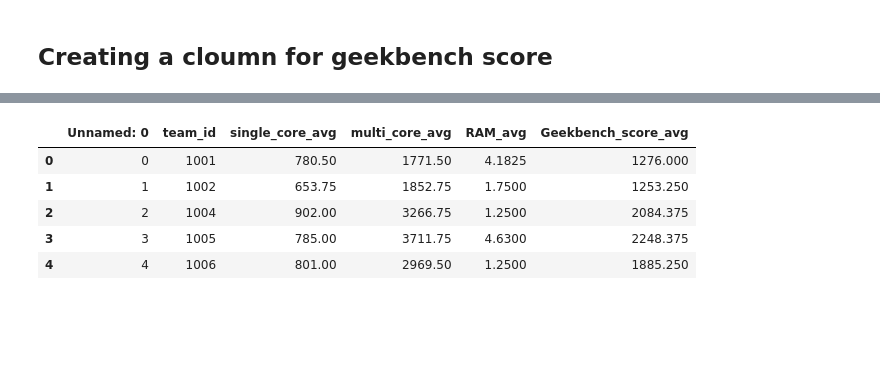
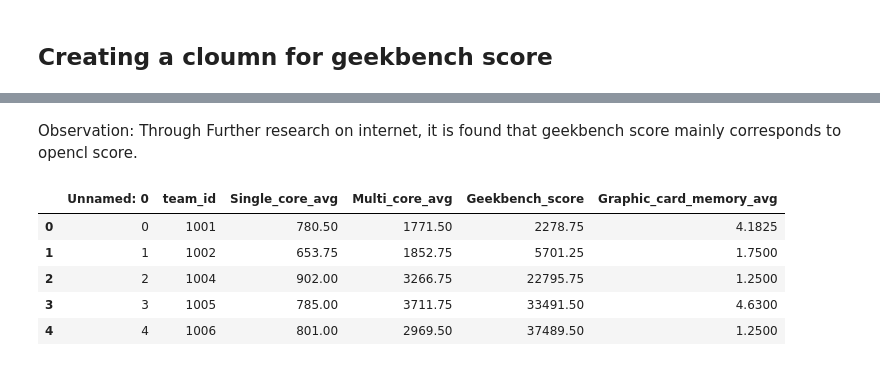
Before and after one commit to adityapanwar94/Data-Analysis-and-Process-Automation-DaPrA-, a Jupyter notebook: Extracting_features_pc_specs.ipynb, the cells around one changed output, grey strips where cells are left out. Drawn from its saved outputs; the diff is of its cells as text; code cells hidden in the pictures; blank space fills up the shorter version.

Commit message:
Changes in some column names and correction in calculating gb score

```diff
--- a/Extracting_features_pc_specs.ipynb
+++ b/Extracting_features_pc_specs.ipynb
@@ -94,3 +105,5 @@ pc_details = pc_details.assign(multi_core_avg=pc_details.loc[:, ['Multi core sco
+# %%
+pc_details = pc_details.assign(Opencl_avg=pc_details.loc[:, ['OpenCL score1', 'OpenCL score2', 'OpenCL score3', 'OpenCL score4']].mean(axis=1))
 # %%
 pc_details.head()
 # %% [output]
@@ -136,4 +151,2 @@ memory usage: 171.9 KB
 # %% [markdown]
 ## **Creating a cloumn for geekbench score**
-# %%
-pc_details = pc_details.assign(Geekbench_score = pc_details.loc[:, ['single_core_avg', 'multi_core_avg']].mean(axis=1))
@@ -159,7 +178,7 @@ Index(['Unnamed: 0', 'team_id', 'Single core score1', 'Single core score2',
 pc_details1 = pc_details.drop(['Single core score1', 'Single core score2',
        'Single core score3', 'Single core score4', 'Multi core score1',
        'Multi core score2', 'Multi core score3', 'Multi core score4',
-       'Memory1', 'Memory2', 'Memory3', 'Memory4'], axis=1)
+       'Memory1', 'Memory2', 'Memory3', 'Memory4', 'OpenCL score1', 'OpenCL score2', 'OpenCL score3', 'OpenCL score4'], axis=1)
 # %%
 pc_details1.info()
 # %% [output]
@@ -190,15 +209,17 @@ pc_details1.to_csv('pc-specs_final.csv', index = False)
+# %% [markdown]
+Observation: Through Further research on internet, it is found that geekbench score mainly corresponds to opencl score.
 # %%
-pc_details1.rename(columns = {'memory_avg':'RAM_avg', 'Geekbench_score':'Geekbench_score_avg'}, inplace = True)
+pc_details1.rename(columns = {'Opencl_avg':'Geekbench_score', 'memory_avg': 'Graphic_card_memory_avg'}, inplace = True)
 # %%
-pc_details1.columns
+#pc_details1.columns
 pc_details1.head()
 # %% [output]
-|  | Unnamed: 0 | team_id | single_core_avg | multi_core_avg | RAM_avg | Geekbench_score_avg |
-| 0 | 0 | 1001 | 780.50 | 1771.50 | 4.1825 | 1276.000 |
-| 1 | 1 | 1002 | 653.75 | 1852.75 | 1.7500 | 1253.250 |
-| 2 | 2 | 1004 | 902.00 | 3266.75 | 1.2500 | 2084.375 |
-| 3 | 3 | 1005 | 785.00 | 3711.75 | 4.6300 | 2248.375 |
-| 4 | 4 | 1006 | 801.00 | 2969.50 | 1.2500 | 1885.250 |
+|  | Unnamed: 0 | team_id | Single_core_avg | Multi_core_avg | Geekbench_score | Graphic_card_memory_avg |
+| 0 | 0 | 1001 | 780.50 | 1771.50 | 2278.75 | 4.1825 |
+| 1 | 1 | 1002 | 653.75 | 1852.75 | 5701.25 | 1.7500 |
+| 2 | 2 | 1004 | 902.00 | 3266.75 | 22795.75 | 1.2500 |
+| 3 | 3 | 1005 | 785.00 | 3711.75 | 33491.50 | 4.6300 |
+| 4 | 4 | 1006 | 801.00 | 2969.50 | 37489.50 | 1.2500 |
 # %%
 pc_details1.columns
 # %% [output]
```
Also changed, not shown: parts of 21 cells of this notebook.
